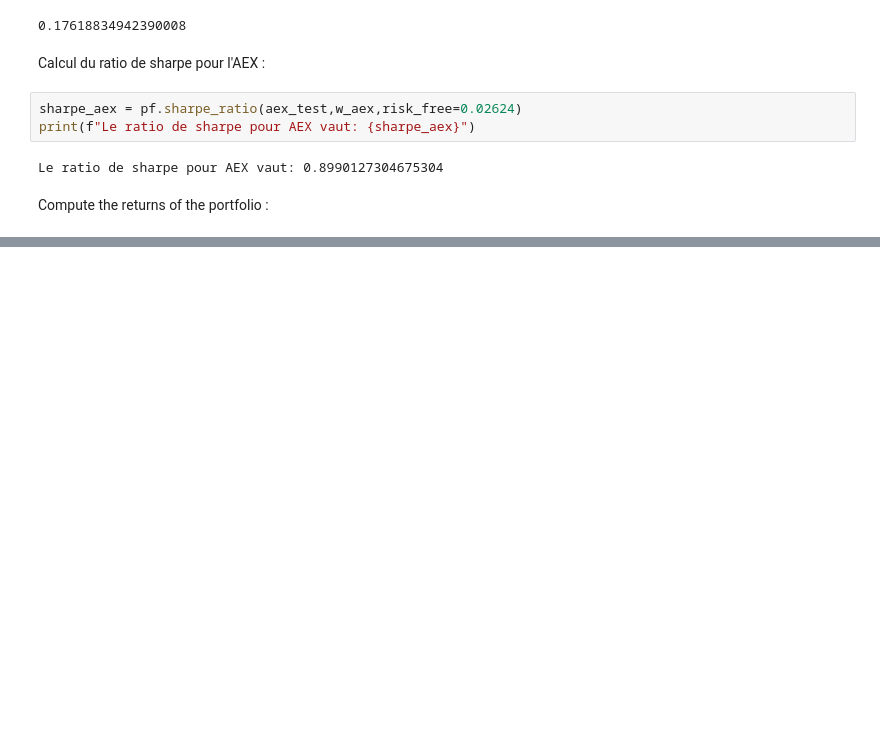
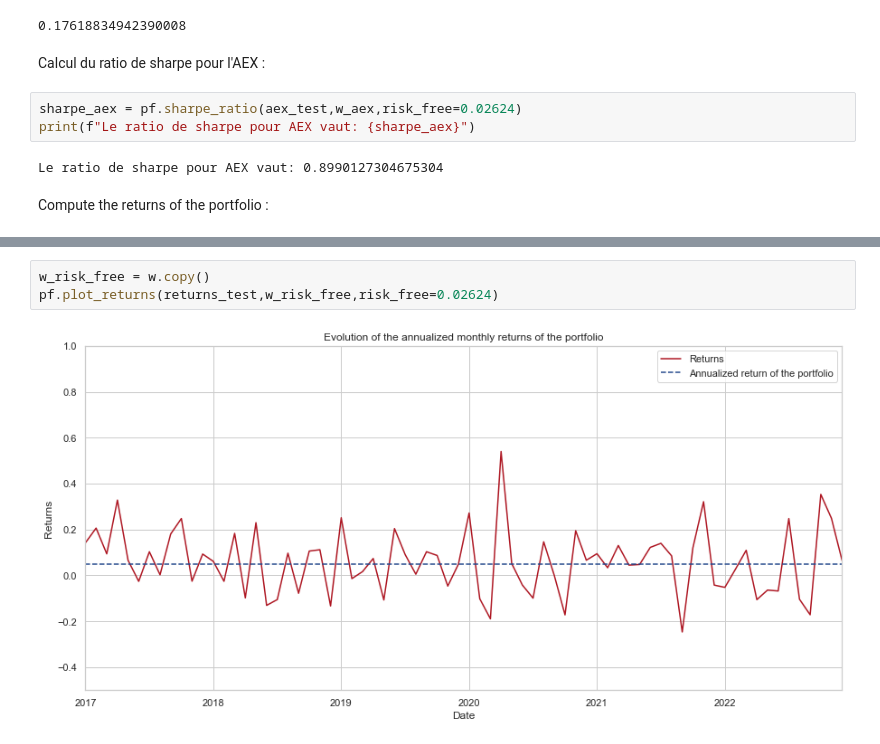
Before and after one commit to Simzer994/Portfolio-Project, a Jupyter notebook: Portfolio.ipynb, the cells around one changed output, grey strips where cells are left out. Saved outputs shown, nothing was run; the diff lists cells and outputs as text; blank space fills up the shorter version.

```diff
--- a/Portfolio.ipynb
+++ b/Portfolio.ipynb
@@ -200,0 +256,5 @@ returns_portfolio.to_csv('./datas/returns_portfolio.csv')
+# %%
+w_risk_free = w.copy()
+pf.plot_returns(returns_test,w_risk_free,risk_free=0.02624)
+# %% [output]
+[figure, added]
```
Also changed, not shown: parts of 18 cells of this notebook, 4 other files.
